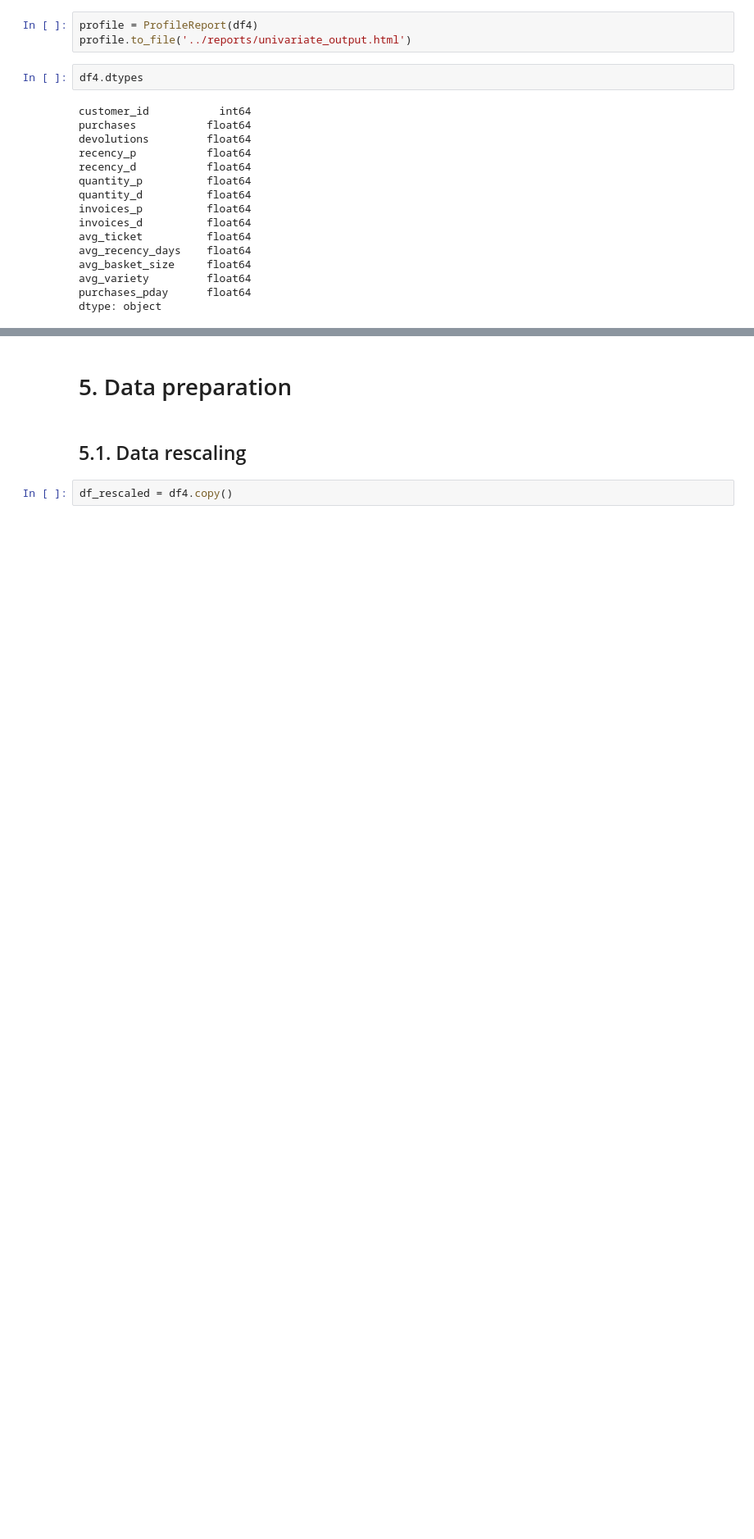
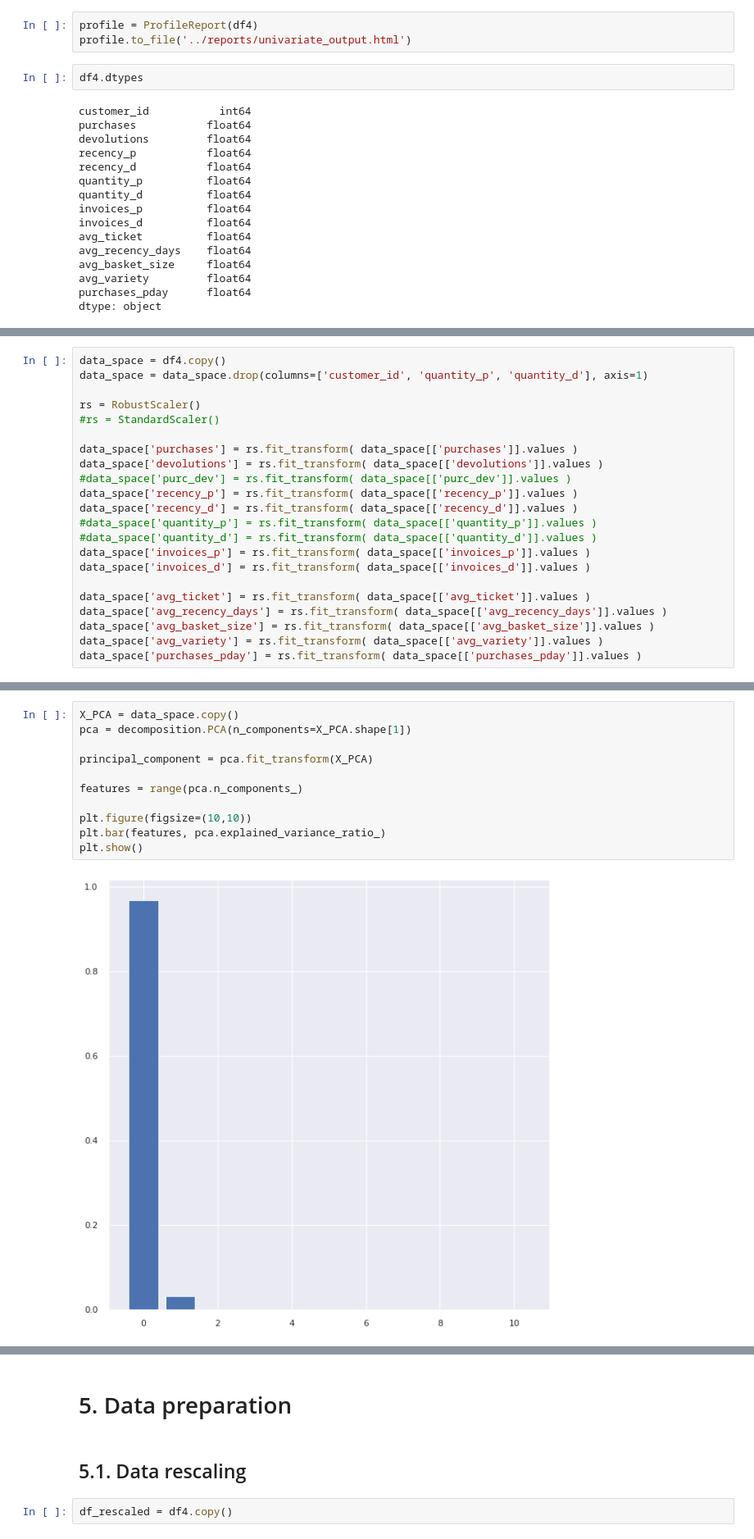
Before and after one commit to pedropscf/3-insiders-clustering, a Jupyter notebook: notebooks/m05-insiders-clustering.ipynb, the cells around one changed output, grey strips where cells are left out. Shown at 82% size. Saved outputs shown, nothing was run; the diff lists cells and outputs as text; blank space fills up the shorter version.

```diff
--- a/notebooks/m05-insiders-clustering.ipynb
+++ b/notebooks/m05-insiders-clustering.ipynb
@@ -758,0 +775,22 @@ dtype: object
+# %%
+data_space = df4.copy()
+data_space = data_space.drop(columns=['customer_id', 'quantity_p', 'quantity_d'], axis=1)
+
+rs = RobustScaler()
+#rs = StandardScaler()
+
+data_space['purchases'] = rs.fit_transform( data_space[['purchases']].values )
+data_space['devolutions'] = rs.fit_transform( data_space[['devolutions']].values )
+#data_space['purc_dev'] = rs.fit_transform( data_space[['purc_dev']].values )
+data_space['recency_p'] = rs.fit_transform( data_space[['recency_p']].values )
+data_space['recency_d'] = rs.fit_transform( data_space[['recency_d']].values )
+#data_space['quantity_p'] = rs.fit_transform( data_space[['quantity_p']].values )
+#data_space['quantity_d'] = rs.fit_transform( data_space[['quantity_d']].values )
+data_space['invoices_p'] = rs.fit_transform( data_space[['invoices_p']].values )
+data_space['invoices_d'] = rs.fit_transform( data_space[['invoices_d']].values )
+
+data_space['avg_ticket'] = rs.fit_transform( data_space[['avg_ticket']].values )
+data_space['avg_recency_days'] = rs.fit_transform( data_space[['avg_recency_days']].values )
+data_space['avg_basket_size'] = rs.fit_transform( data_space[['avg_basket_size']].values )
+data_space['avg_variety'] = rs.fit_transform( data_space[['avg_variety']].values )
+data_space['purchases_pday'] = rs.fit_transform( data_space[['purchases_pday']].values )
@@ -758,0 +799,13 @@ dtype: object
+# %%
+X_PCA = data_space.copy()
+pca = decomposition.PCA(n_components=X_PCA.shape[1])
+
+principal_component = pca.fit_transform(X_PCA)
+
+features = range(pca.n_components_)
+
+plt.figure(figsize=(10,10))
+plt.bar(features, pca.explained_variance_ratio_)
+plt.show()
+# %% [output]
+[figure, added]
```
Also changed, not shown: parts of 16 cells of this notebook, 1 other file.
